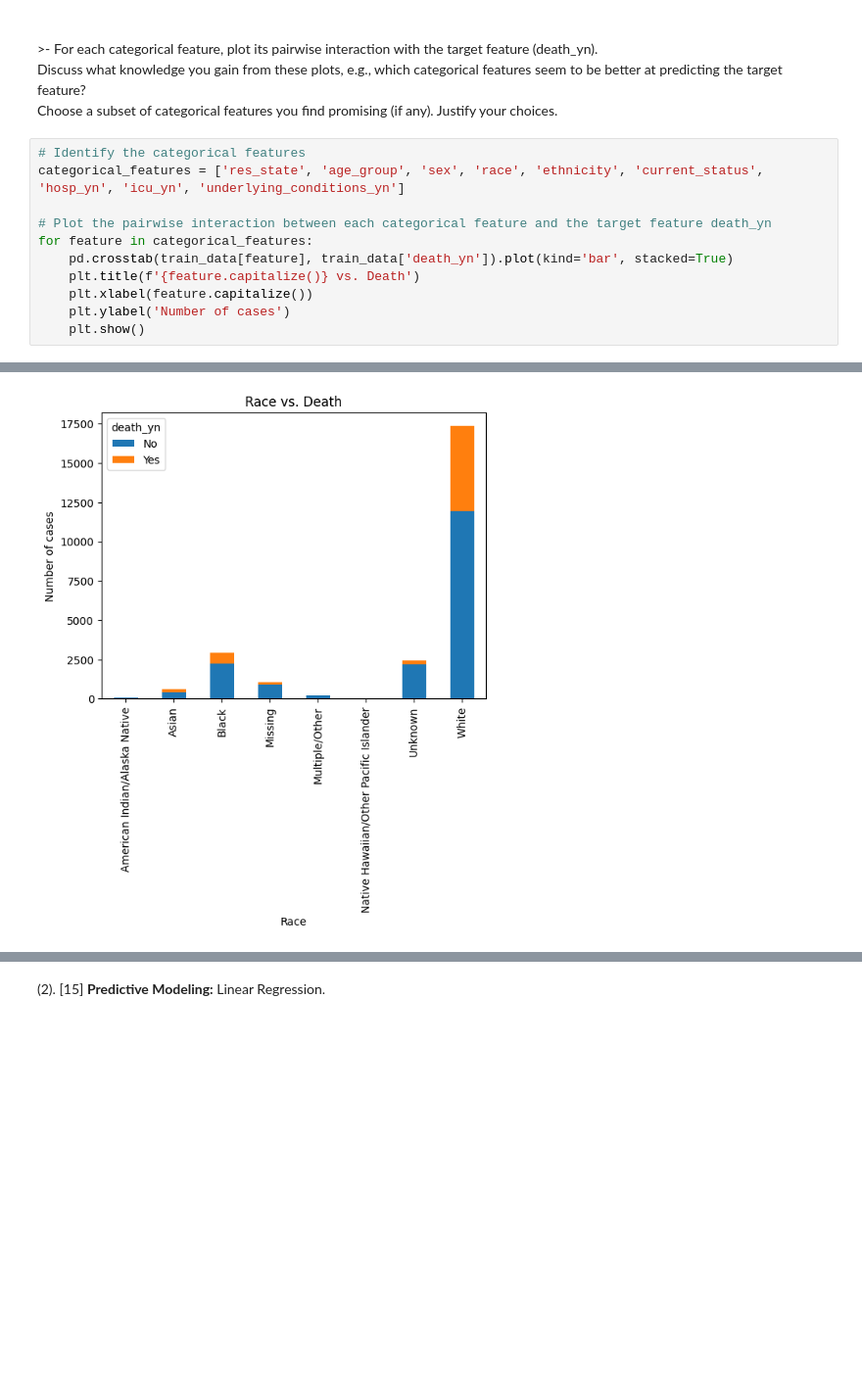
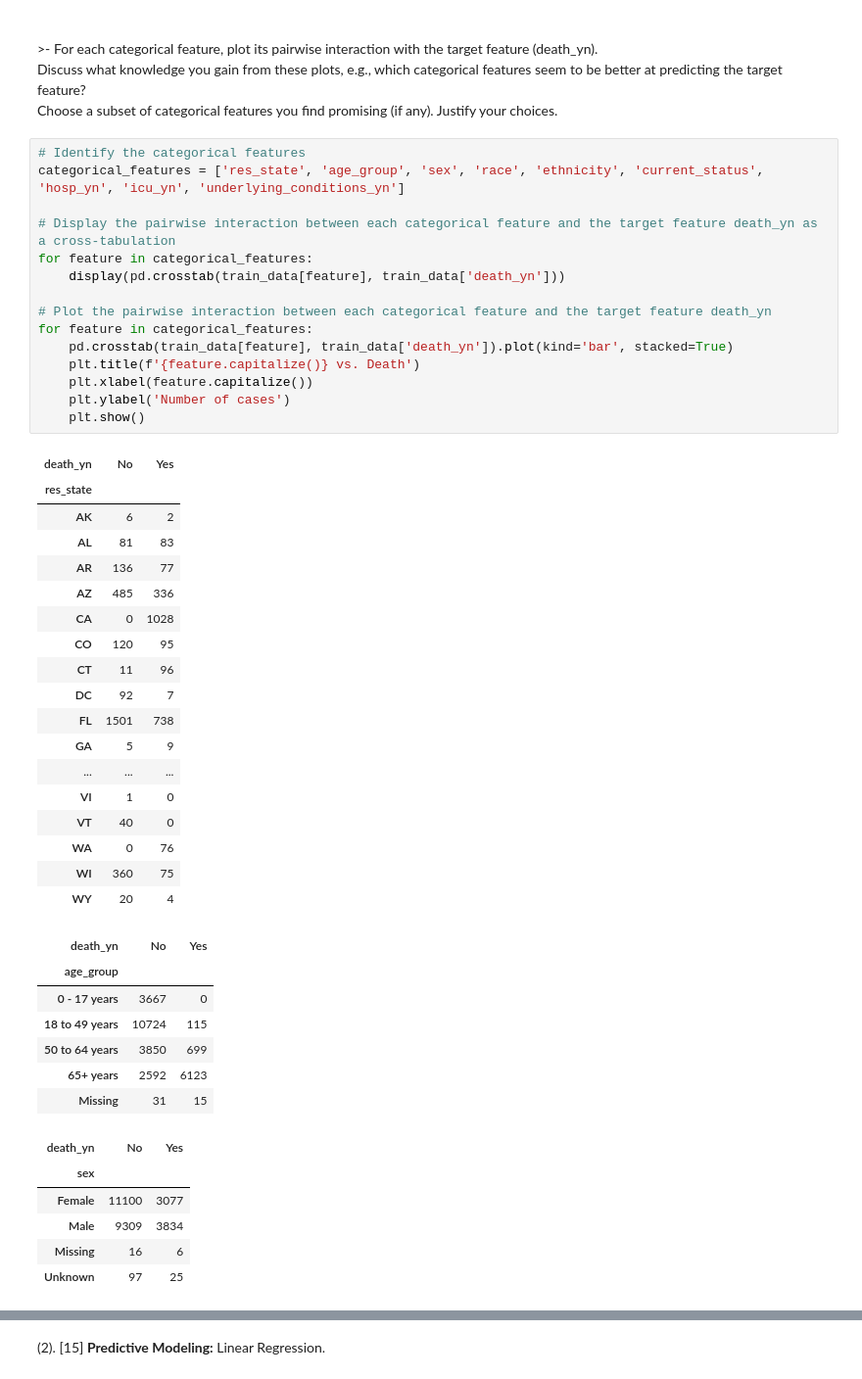
Before and after one commit to paul-od24/data_analytics_hw2, a Jupyter notebook: hw2.ipynb, the cells around one changed output, grey strips where cells are left out. Shown at 98% size. Cells and saved outputs as stored; diff of their text form; blank space fills up the shorter version.

```diff
--- a/hw2.ipynb
+++ b/hw2.ipynb
@@ -442,12 +440,47 @@ for feature in continuous_features:
 # %%
 # Identify the categorical features
 categorical_features = ['res_state', 'age_group', 'sex', 'race', 'ethnicity', 'current_status', 'hosp_yn', 'icu_yn', 'underlying_conditions_yn']
+
+# Display the pairwise interaction between each categorical feature and the target feature death_yn as a cross-tabulation
+for feature in categorical_features:
+    display(pd.crosstab(train_data[feature], train_data['death_yn']))
 
 # Plot the pairwise interaction between each categorical feature and the target feature death_yn
 for feature in categorical_features:
     pd.crosstab(train_data[feature], train_data['death_yn']).plot(kind='bar', stacked=True)
     plt.title(f'{feature.capitalize()} vs. Death')
     plt.xlabel(feature.capitalize())
     plt.ylabel('Number of cases')
     plt.show()
 # %% [output]
+| death_yn | No | Yes |
+| res_state |  |  |
+| AK | 6 | 2 |
+| AL | 81 | 83 |
+| AR | 136 | 77 |
+| AZ | 485 | 336 |
+| CA | 0 | 1028 |
+| CO | 120 | 95 |
+| CT | 11 | 96 |
+| DC | 92 | 7 |
+| FL | 1501 | 738 |
+| GA | 5 | 9 |
+| ... | ... | ... |
+| VI | 1 | 0 |
+| VT | 40 | 0 |
+| WA | 0 | 76 |
+| WI | 360 | 75 |
+| WY | 20 | 4 |
+| death_yn | No | Yes |
+| age_group |  |  |
+| 0 - 17 years | 3667 | 0 |
+| 18 to 49 years | 10724 | 115 |
+| 50 to 64 years | 3850 | 699 |
+| 65+ years | 2592 | 6123 |
+| Missing | 31 | 15 |
+| death_yn | No | Yes |
+| sex |  |  |
+| Female | 11100 | 3077 |
+| Male | 9309 | 3834 |
+| Missing | 16 | 6 |
+| Unknown | 97 | 25 |
@@ -454,4 +523,3 @@ for feature in categorical_features:
 [figure]
 [figure]
 [figure]
-[figure, removed]
```
Also changed, not shown: parts of 12 cells of this notebook.
